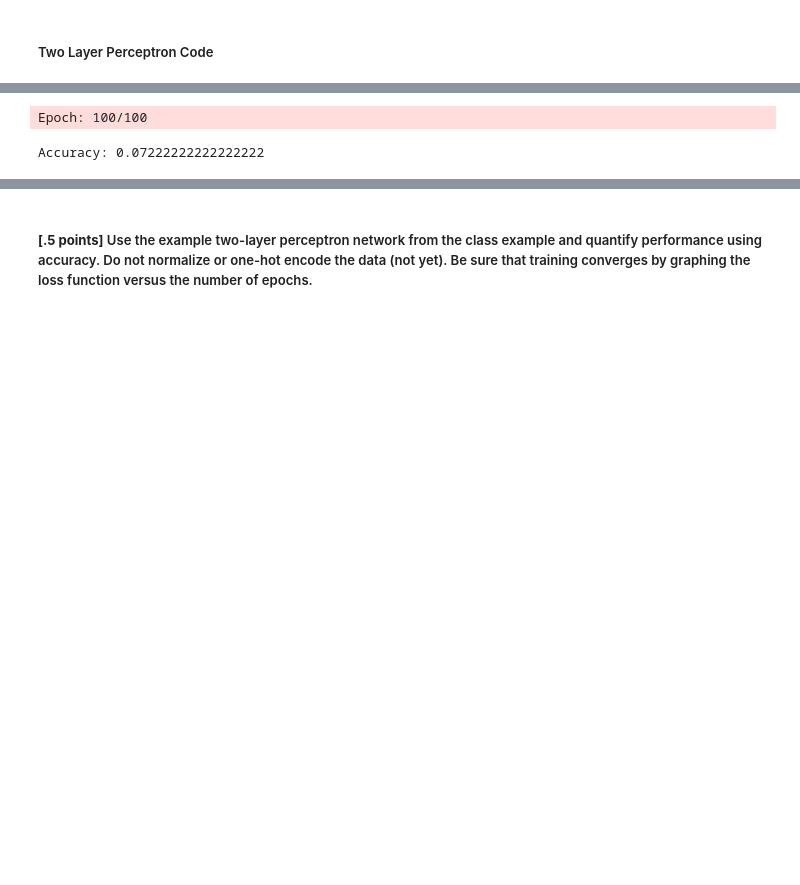
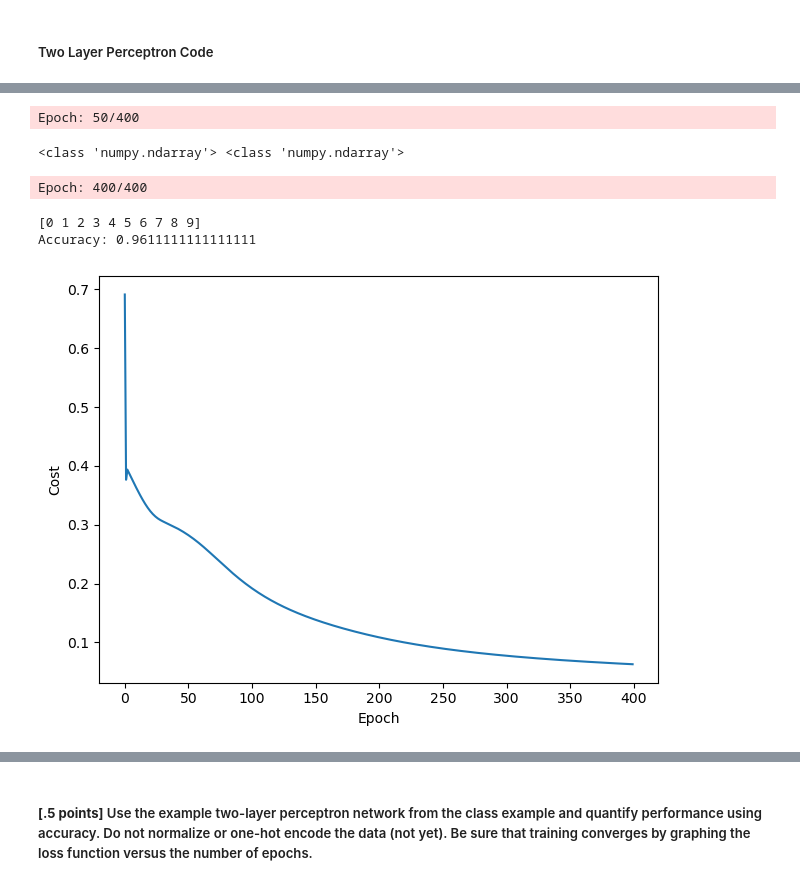
Before and after one commit to AlexShock66/LAB-4-MLP, a Jupyter notebook: MLP_Beaned.ipynb, the cells around one changed output, grey strips where cells are left out. Cells and saved outputs as stored; diff of their text form; code cells hidden in the pictures; blank space fills up the shorter version.

```diff
--- a/MLP_Beaned.ipynb
+++ b/MLP_Beaned.ipynb
@@ -492,25 +504,58 @@ print(np.unique(cost_avgs))
+# %%
+# Glorot initialization
+
+class FullyFledgedTwoLayer(CrossEntropyLossTwoLayer):
+    def _glorot_init_matrix(self,shape):
+        fan_in, fan_out = shape[0],shape[1]
+        variance = 2.0 / (fan_in + fan_out)
+        std = np.sqrt(variance)
+        return np.random.normal(loc=0.0,scale=std,size=shape)
+
+    def _initialize_weights(self):
+        W1 = self._glorot_init_matrix((self.n_hidden,self.n_features_ + 1))
+        W2 = self._glorot_init_matrix((self.n_output_,self.n_hidden + 1))
+
+        return W1,W2
 # %%
-#Testing
+#Testing Using Dataset from Dr. Larson Example
 
 from sklearn.datasets import load_digits
 
 ds = load_digits()
 X = ds.data/16.0-0.5
 y=ds.target
 
 X_train,X_test,y_train,y_test = train_test_split(
     X,y,test_size=0.2)
 
+print(type(X_train),type(y_train))
+params['epochs'] = 100
+params['eta'] = 0.001
 
-params['epochs'] = 100
-params['eta'] = 0.1
+params = dict(n_hidden=50,
+              C=0.1,
+              epochs=400,
+              eta=0.001,
+              random_state=1)
 
-nn_mini = MiniBatchedTwoLayer(**params,
-                              minibatches=len(X_train)/32,
-                              shuffle=True)
-nn_mini.fit(X_train,y_train,print_progress=25)
-yhat = nn_mini.predict(X_test)
-print(f'Accuracy: {accuracy_score(y_test,yhat)}')
+
+nn = FullyFledgedTwoLayer(**params)
+
+nn.fit(X_train, y_train, print_progress=50)
+yhat = nn.predict(X_test)
+
+print(np.unique(yhat))
+print('Accuracy:',accuracy_score(y_test,yhat))
+
+plt.plot(range(len(nn.cost_)),nn.cost_)
+plt.ylabel("Cost")
+plt.xlabel("Epoch")
+plt.tight_layout()
+plt.show()
 # %% [output]
-Epoch: 100/100
+Epoch: 50/400
-Accuracy: 0.07222222222222222
+<class 'numpy.ndarray'> <class 'numpy.ndarray'>
+Epoch: 400/400
+[0 1 2 3 4 5 6 7 8 9]
+Accuracy: 0.9611111111111111
+[figure, added]
```
Also changed, not shown: parts of 8 cells of this notebook.
